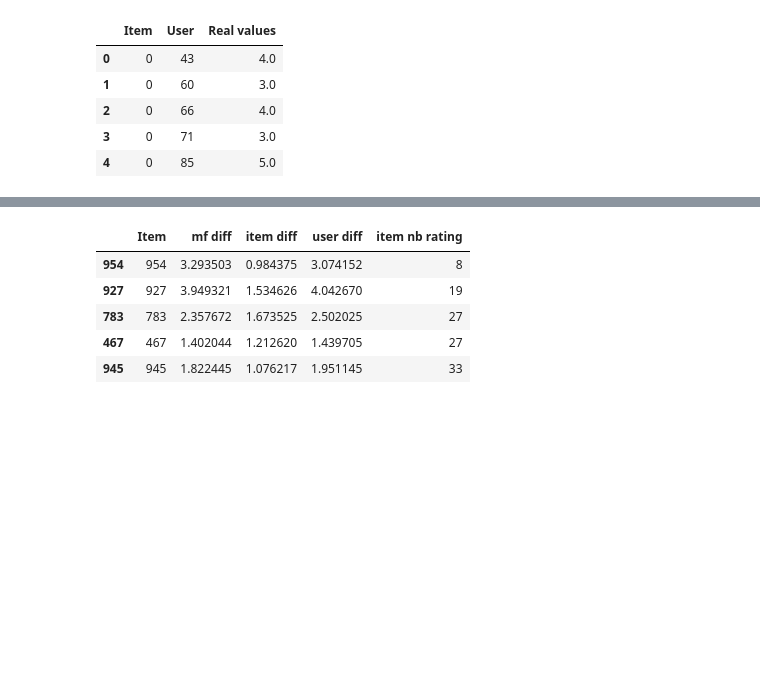
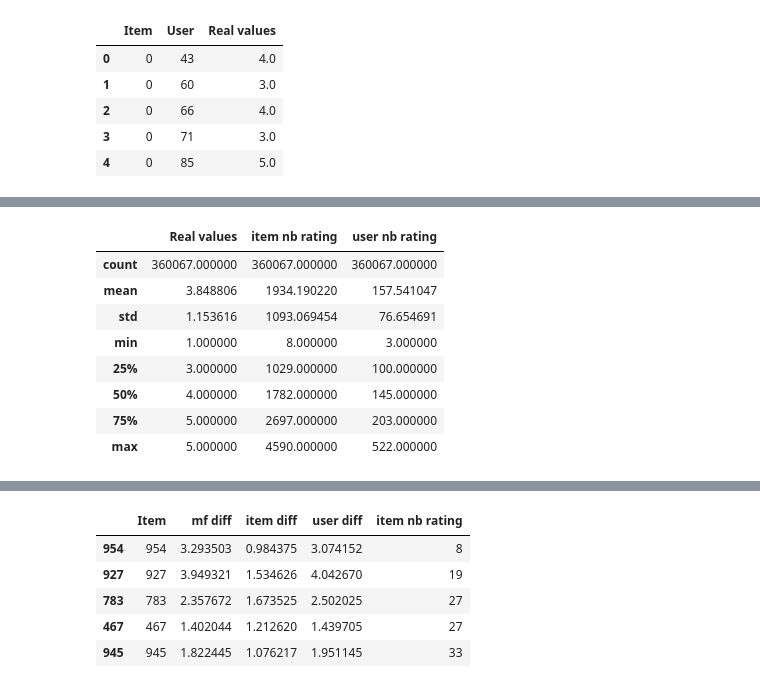
Before and after one commit to mthambipillai/recommender_system, a Jupyter notebook: Notebook/nathan.ipynb, the cells around one changed output, grey strips where cells are left out. Drawn from its saved outputs; the diff is of its cells as text; code cells hidden in the pictures; blank space fills up the shorter version.

```diff
--- a/Notebook/nathan.ipynb
+++ b/Notebook/nathan.ipynb
@@ -873,0 +796,13 @@ df_all.head()
+# %%
+df_item_best = df_all[(df_all["item diff"] < df_all["user diff"]) & (df_all["item diff"] < df_all["mf diff"])]
+df_item_best[["Real values", "item nb rating", "user nb rating"]].describe()
+# %% [output]
+|  | Real values | item nb rating | user nb rating |
+| count | 360067.000000 | 360067.000000 | 360067.000000 |
+| mean | 3.848806 | 1934.190220 | 157.541047 |
+| std | 1.153616 | 1093.069454 | 76.654691 |
+| min | 1.000000 | 8.000000 | 3.000000 |
+| 25% | 3.000000 | 1029.000000 | 100.000000 |
+| 50% | 4.000000 | 1782.000000 | 145.000000 |
+| 75% | 5.000000 | 2697.000000 | 203.000000 |
+| max | 5.000000 | 4590.000000 | 522.000000 |
```
Also changed, not shown: parts of 37 cells of this notebook, 5 other files.
